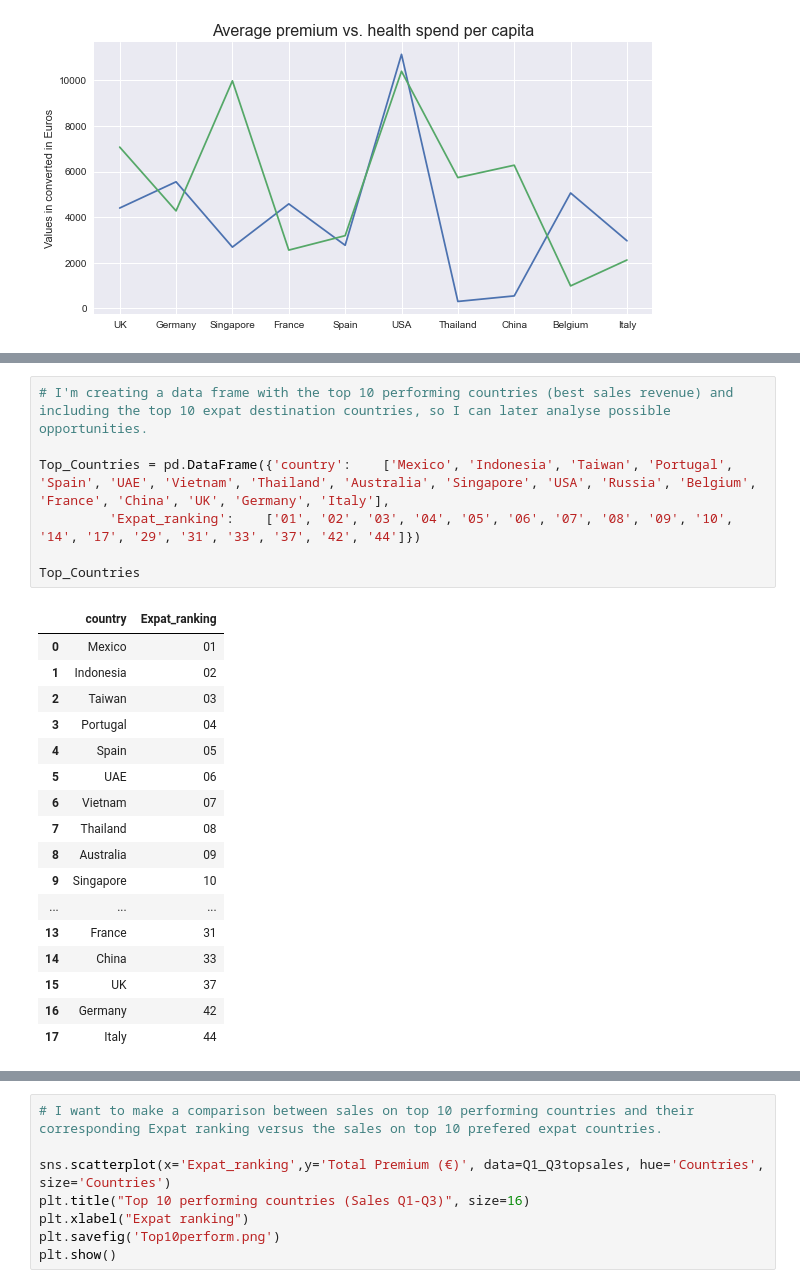
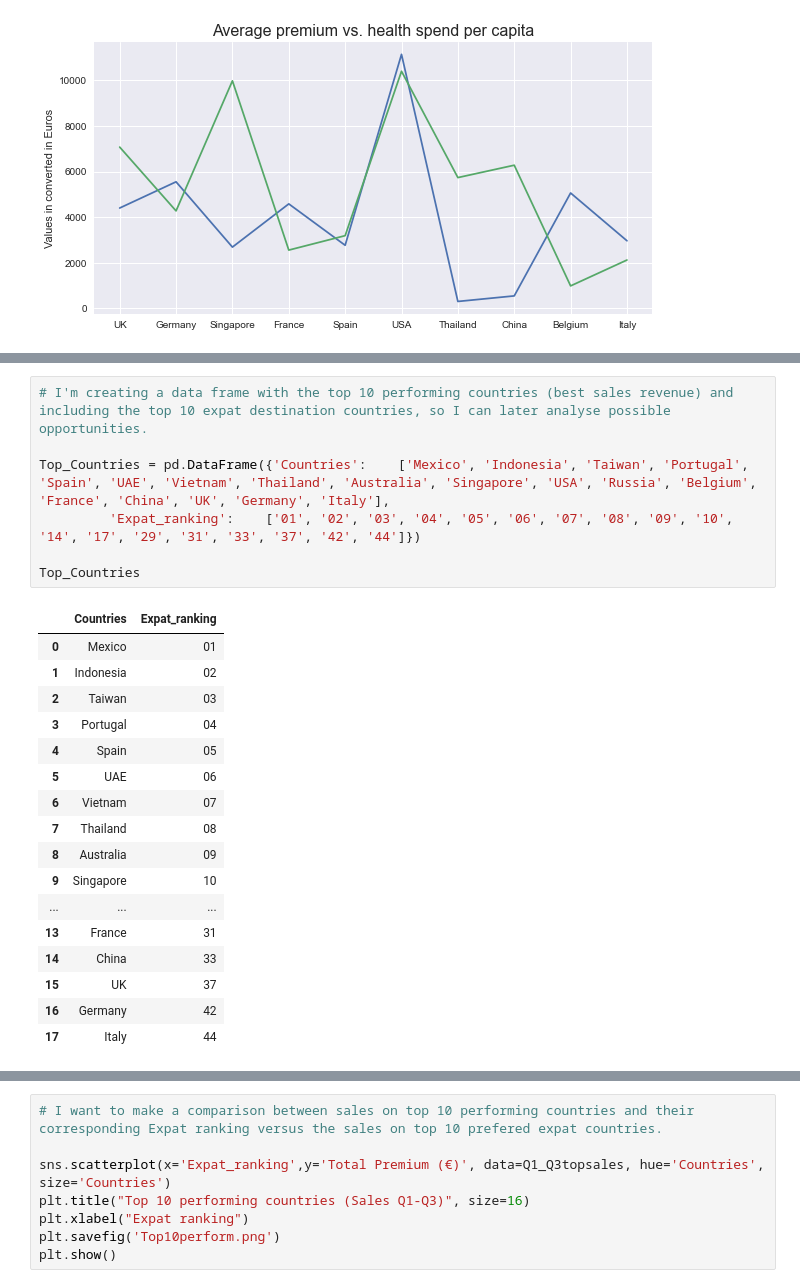
Before and after one commit to CibeleBlake/UCDPA_CibeleHaas, a Jupyter notebook: Cibele_Proj22.ipynb, the cells around one changed output, grey strips where cells are left out. Saved outputs shown, nothing was run; the diff lists cells and outputs as text.

```diff
--- a/Cibele_Proj22.ipynb
+++ b/Cibele_Proj22.ipynb
@@ -122,12 +120,12 @@ plt.show()
 # %%
 # I'm creating a data frame with the top 10 performing countries (best sales revenue) and including the top 10 expat destination countries, so I can later analyse possible opportunities.
 
-Top_Countries = pd.DataFrame({'country':    ['Mexico', 'Indonesia', 'Taiwan', 'Portugal', 'Spain', 'UAE', 'Vietnam', 'Thailand', 'Australia', 'Singapore', 'USA', 'Russia', 'Belgium', 'France', 'China', 'UK', 'Germany', 'Italy'],
+Top_Countries = pd.DataFrame({'Countries':    ['Mexico', 'Indonesia', 'Taiwan', 'Portugal', 'Spain', 'UAE', 'Vietnam', 'Thailand', 'Australia', 'Singapore', 'USA', 'Russia', 'Belgium', 'France', 'China', 'UK', 'Germany', 'Italy'],
          'Expat_ranking':    ['01', '02', '03', '04', '05', '06', '07', '08', '09', '10', '14', '17', '29', '31', '33', '37', '42', '44']})
 
 Top_Countries
 # %% [output]
-|  | country | Expat_ranking |
+|  | Countries | Expat_ranking |
 | 0 | Mexico | 01 |
 | 1 | Indonesia | 02 |
 | 2 | Taiwan | 03 |
```
Also changed, not shown: parts of 6 cells of this notebook.
